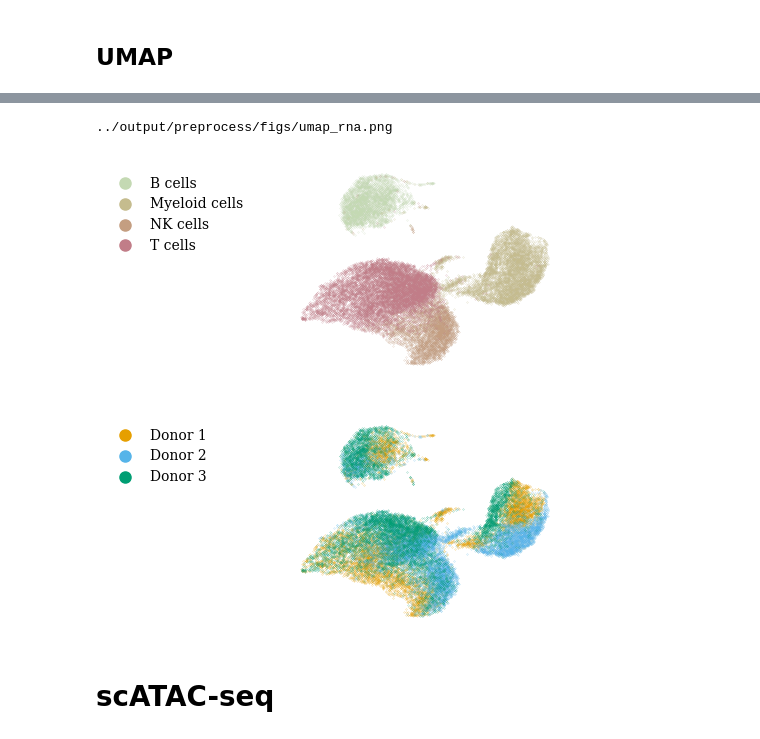
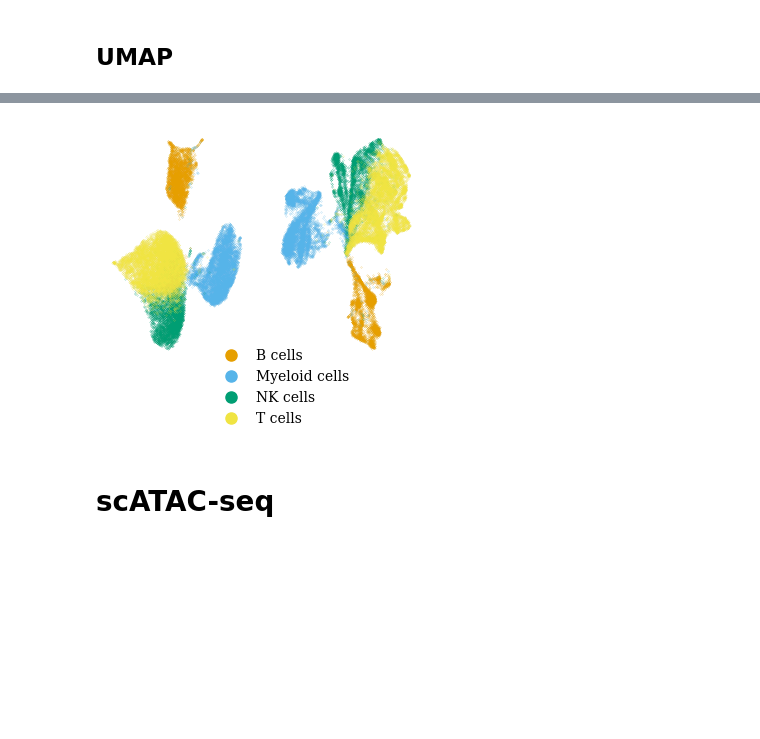
Before and after one commit to janursa/grn_benchmark, a Jupyter notebook: notebooks/process_op_multiomics.ipynb, the cells around one changed output, grey strips where cells are left out. Cells and saved outputs as stored; diff of their text form; code cells hidden in the pictures; blank space fills up the shorter version.

```diff
--- a/notebooks/process_op_multiomics.ipynb
+++ b/notebooks/process_op_multiomics.ipynb
@@ -149,3 +95,6 @@ plt.show()
 [figure]
 # %% [markdown]
 ## UMAP
+# %%
+rna = ad.read(f'{input_dir}/op_rna.h5ad')
+atac = ad.read(f'{input_dir}/op_atac.h5ad')
@@ -152,13 +110,8 @@ plt.show()
 # %%
+X_norm = sc.pp.normalize_total(atac, inplace=False)['X']
+atac.layers['X_norm'] = sc.pp.log1p(X_norm, copy=True)
 
-# sc.pp.normalize_total(multiomics_rna)
-# sc.pp.log1p(multiomics_rna)
-# sc.pp.scale(multiomics_rna)
-
-sc.pp.highly_variable_genes(multiomics_rna, n_top_genes=2000, flavor='seurat_v3', layer=None)
-
-multiomics_rna_hvg = multiomics_rna[:, multiomics_rna.var.highly_variable]
-
-
-sc.pp.neighbors(multiomics_rna_hvg)
-sc.tl.umap(multiomics_rna_hvg)
+# sc.pp.highly_variable_genes(atac, n_top_genes=2000, flavor='seurat_v3', layer='X_norm')
+sc.pp.pca(atac, use_highly_variable=False, layer='X_norm')
+sc.pp.neighbors(atac)
+sc.tl.umap(atac)
@@ -168,31 +118,30 @@ WARNING: You’re trying to run this on 2000 dimensions of `.X`, if you really w
 # %%
 multiomics_rna_hvg.obs.donor_id = multiomics_rna_hvg.obs.donor_id.map({'donor_0': 'Donor 1', 'donor_1': 'Donor 2', 'donor_2': 'Donor 3'})
 # %%
-from local_utils import plots
-figsize = (3.5, 6)
-fig, axes = plt.subplots(2, 1, figsize=figsize, sharey=False)
+figsize = (4, 3)
+fig, axes = plt.subplots(1, 2, figsize=figsize, sharey=False)
 bbox_to_anchor = (-.7, 1)
 s = .02
 ax = axes[0]
-plots.plot_umap(multiomics_rna_hvg, color='cell_type', palette=plots.colors_cell_type, ax=ax,
+plot_umap(rna, color='cell_type', palette=colors_blind, ax=ax,
                 bbox_to_anchor=bbox_to_anchor, s=s)
 ax.spines[['left', 'bottom']].set_visible(False)
 ax.set_xlabel('')
 ax.set_ylabel('')
-ax.get_legend().get_title().set_fontweight('bold')
+ax.get_legend().remove()
 
 ax = axes[1]
-plots.plot_umap(multiomics_rna_hvg, color='donor_id', palette=plots.colors_blind,
-                ax=ax, bbox_to_anchor=bbox_to_anchor, s=s)
-ax.get_legend().get_title().set_fontweight('bold')
+plot_umap(atac, color='cell_type', palette=colors_blind, ax=ax,
+                bbox_to_anchor=bbox_to_anchor, s=s)
 ax.spines[['left', 'bottom']].set_visible(False)
 ax.set_xlabel('')
 ax.set_ylabel('')
-print(f'{work_dir}/preprocess/figs/umap_rna.png')
-fig.savefig(f'{work_dir}/preprocess/figs/umap_rna.png', dpi=200, transparent=True, bbox_inches='tight')
+legend = ax.get_legend()
+legend.get_title().set_fontweight('bold')  # Make the legend title bold
+legend.set_bbox_to_anchor((-0.5, 0.1))
+fig.savefig(f"{results_folder}/figs/umap.png", dpi=300, transparent=True, bbox_inches='tight')
 # %% [output]
-../output/preprocess/figs/umap_rna.png
-[figure, old version]
+[figure, new version]
 # %% [markdown]
 # scATAC-seq
 # %% [markdown]
```
Also changed, not shown: parts of 5 cells of this notebook, 9 other files.
